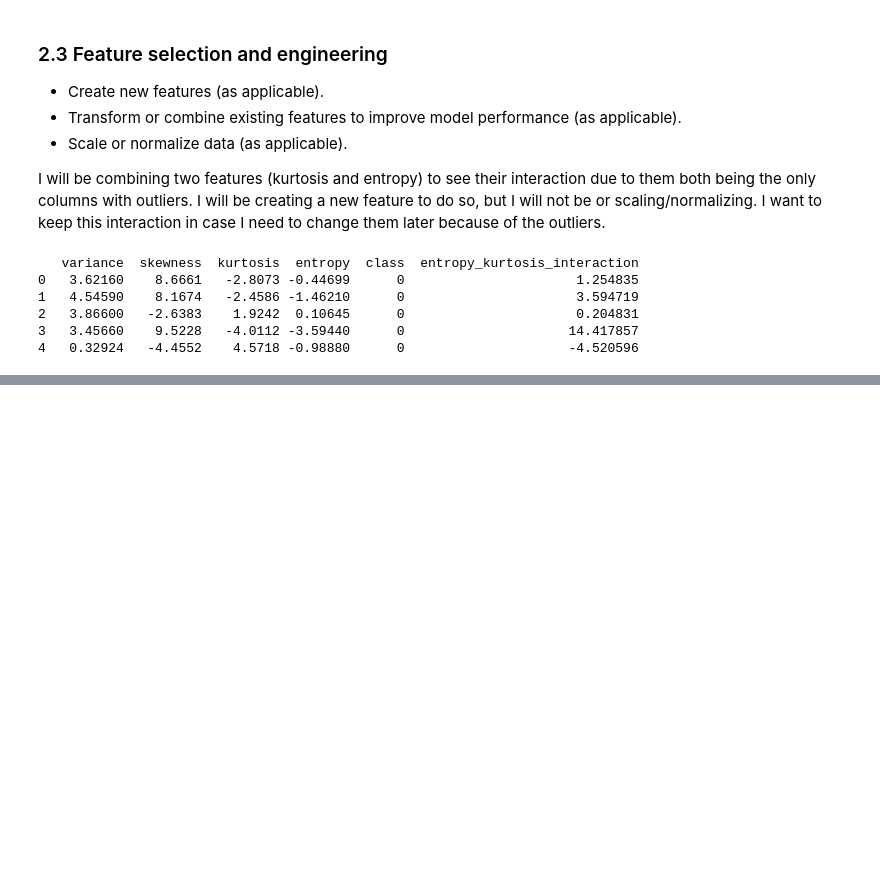
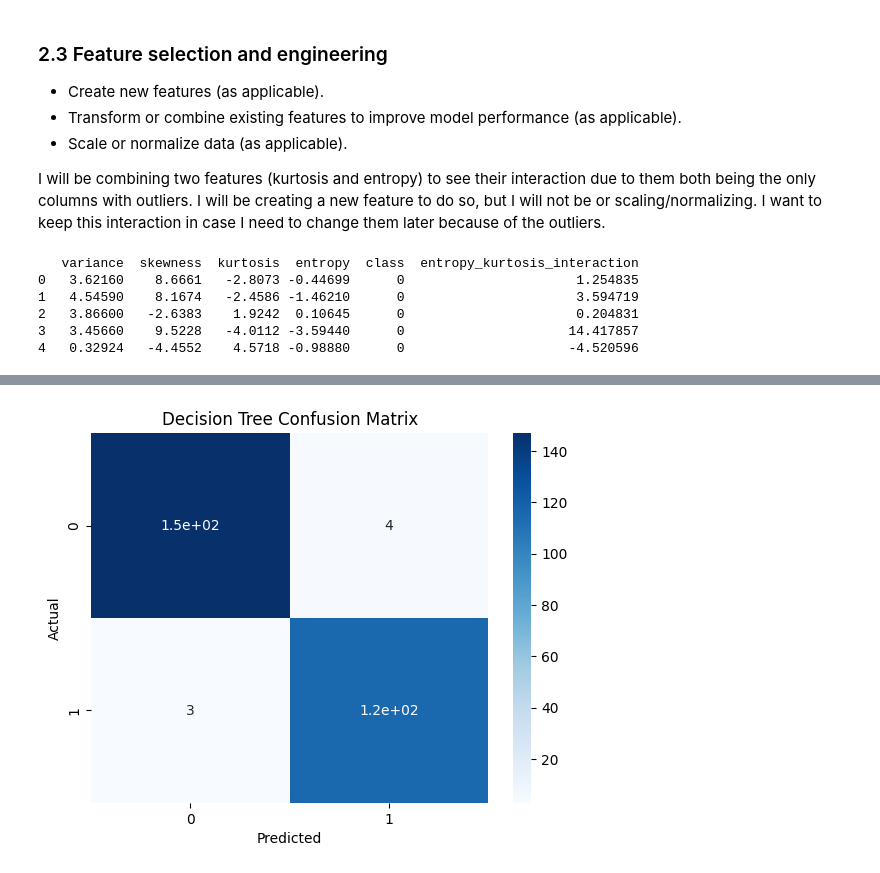
Before and after one commit to trentrueckert/ml_classification_trentrueckert, a Jupyter notebook: classification_trentrueckert.ipynb, the cells around one changed output, grey strips where cells are left out. Cells and saved outputs as stored; diff of their text form; code cells hidden in the pictures; blank space fills up the shorter version.

```diff
--- a/classification_trentrueckert.ipynb
+++ b/classification_trentrueckert.ipynb
@@ -219,0 +250,6 @@ print(df.head())
+# %%
+# Split the data into training and test sets using train_test_split
+X_train, X_test, y_train, y_test= train_test_split(X, y, test_size=0.2, random_state=123)
+
+# Show the set shapes
+X_train.shape, X_test.shape, y_train.shape, y_test.shape
@@ -219,0 +260,17 @@ print(df.head())
+# %%
+# Create and train a decision tree model
+tree_model = DecisionTreeClassifier()
+tree_model.fit(X_train, y_train)
+
+# Predict on the training set
+y_train_pred = tree_model.predict(X_train)
+
+# Predict on the test set
+y_test_pred = tree_model.predict(X_test)
+
+# Evaluate accuracy on both training and test sets
+train_accuracy = accuracy_score(y_train, y_train_pred)
+test_accuracy = accuracy_score(y_test, y_test_pred)
+
+print(f"Training accuracy: {train_accuracy}")
+print(f"Test accuracy: {test_accuracy}")
@@ -219,0 +300,5 @@ print(df.head())
+# %%
+# Evaluate model performance based on test data
+y_test_pred = tree_model.predict(X_test)
+print("Results for Decision Tree on test data:")
+print(classification_report(y_test, y_test_pred))
@@ -219,0 +315,17 @@ print(df.head())
+# %%
+# Create Confusion Matrix
+cm = confusion_matrix(y_test, y_test_pred)
+
+# Create heatmap
+sns.heatmap(cm, annot=True, cmap="Blues")
+
+# Axis labels and title
+plt.xlabel("Predicted")
+plt.ylabel("Actual")
+plt.title("Decision Tree Confusion Matrix")
+
+# Show the plot
+plt.tight_layout
+plt.show()
+# %% [output]
+[figure, added]
```
Also changed, not shown: parts of 22 cells of this notebook.
